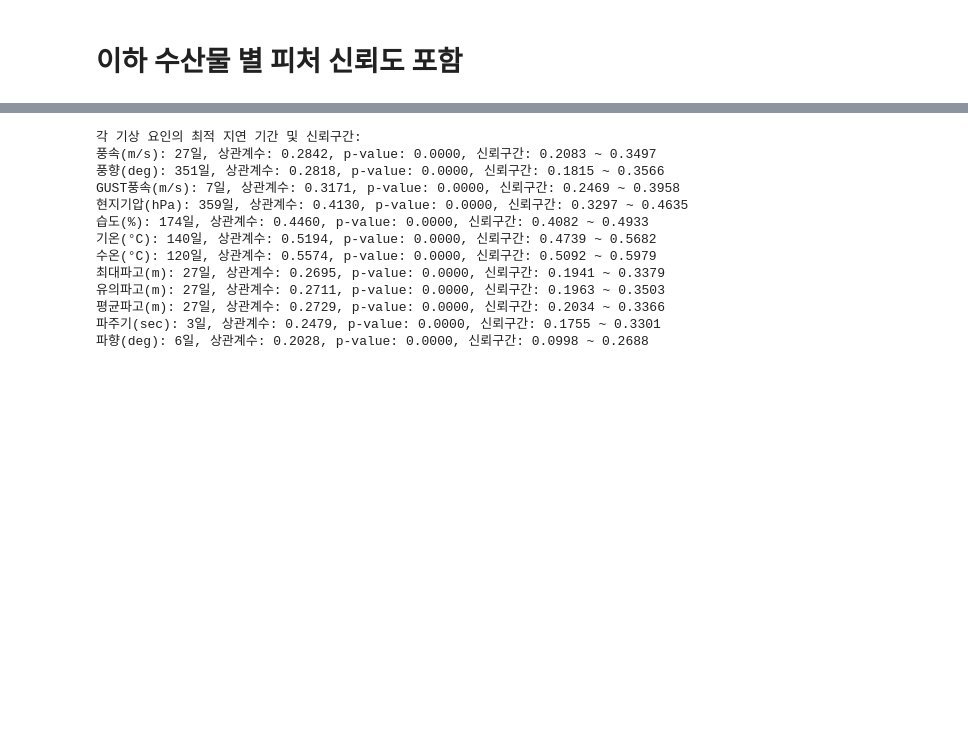
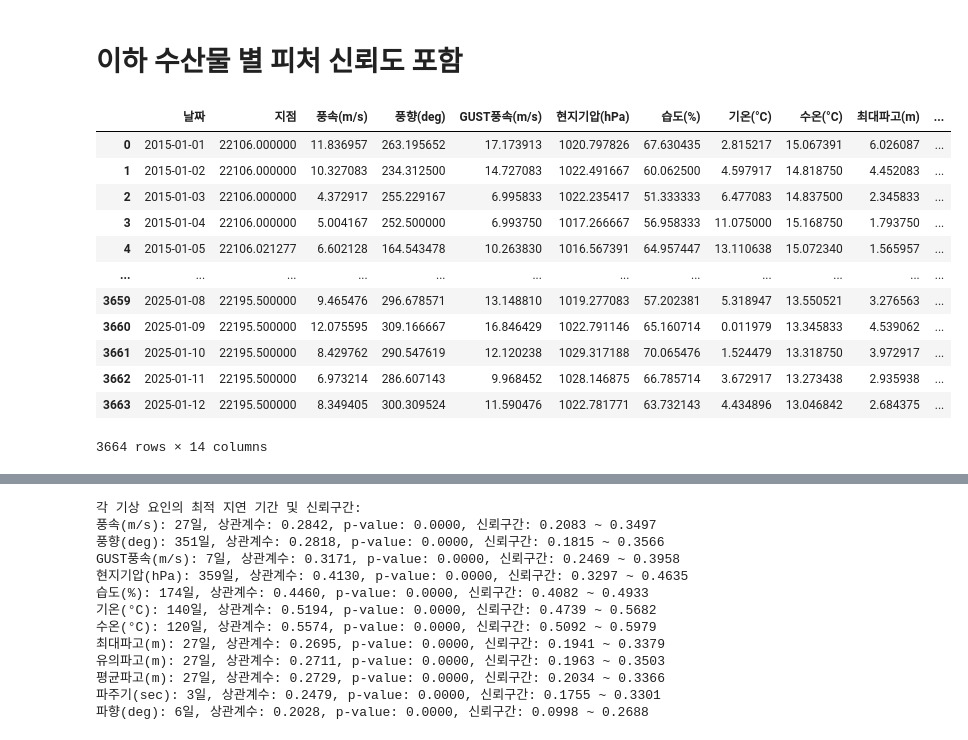
Before and after one commit to vhf1030/Pisces, a Jupyter notebook: notebooks/기상과가격유사도.ipynb, the cells around one changed output, grey strips where cells are left out. Saved outputs shown, nothing was run; the diff lists cells and outputs as text; code cells hidden in the pictures; blank space fills up the shorter version.

Commit message:
forecast_done_0122

```diff
--- a/notebooks/기상과가격유사도.ipynb
+++ b/notebooks/기상과가격유사도.ipynb
@@ -1165,3 +1164,39 @@ Passing `palette` without assigning `hue` is deprecated and will be removed in v
 7       최대파고(m)    0.046261
 # %% [markdown]
 # 이하 수산물 별 피처 신뢰도 포함
+# %%
+# 수산물 가격 데이터 로드
+price_data = pd.read_csv('../data/processed/item_price_lag_filled.csv')
+price_data['priceDate'] = pd.to_datetime(price_data['priceDate'])
+price_data['날짜'] = price_data['priceDate'].dt.date
+price_data = price_data.groupby(['날짜', 'item'])['avgPrice'].mean().reset_index()
+price_data
+
+# 기상 데이터 파일 불러오기
+file_list = glob.glob('../data/raw/forecast_1525/forecast_*.csv')
+df_list = []
+for file in file_list:
+    df = pd.read_csv(file, encoding='euc-kr')
+    df['일시'] = pd.to_datetime(df['일시'])
+    df['날짜'] = df['일시'].dt.date
+    df_list.append(df)
+df_list
+# 모든 데이터를 병합
+# forecast_df = pd.concat(df_list, ignore_index=True)
+# forecast_df
+daily_avg = forecast_df.groupby('날짜').mean(numeric_only=True).reset_index()
+daily_avg
+# %% [output]
+|  | 날짜 | 지점 | 풍속(m/s) | 풍향(deg) | GUST풍속(m/s) | 현지기압(hPa) | 습도(%) | 기온(°C) | 수온(°C) | 최대파고(m) | ... |
+| 0 | 2015-01-01 | 22106.000000 | 11.836957 | 263.195652 | 17.173913 | 1020.797826 | 67.630435 | 2.815217 | 15.067391 | 6.026087 | ... |
+| 1 | 2015-01-02 | 22106.000000 | 10.327083 | 234.312500 | 14.727083 | 1022.491667 | 60.062500 | 4.597917 | 14.818750 | 4.452083 | ... |
+| 2 | 2015-01-03 | 22106.000000 | 4.372917 | 255.229167 | 6.995833 | 1022.235417 | 51.333333 | 6.477083 | 14.837500 | 2.345833 | ... |
+| 3 | 2015-01-04 | 22106.000000 | 5.004167 | 252.500000 | 6.993750 | 1017.266667 | 56.958333 | 11.075000 | 15.168750 | 1.793750 | ... |
+| 4 | 2015-01-05 | 22106.021277 | 6.602128 | 164.543478 | 10.263830 | 1016.567391 | 64.957447 | 13.110638 | 15.072340 | 1.565957 | ... |
+| ... | ... | ... | ... | ... | ... | ... | ... | ... | ... | ... | ... |
+| 3659 | 2025-01-08 | 22195.500000 | 9.465476 | 296.678571 | 13.148810 | 1019.277083 | 57.202381 | 5.318947 | 13.550521 | 3.276563 | ... |
+| 3660 | 2025-01-09 | 22195.500000 | 12.075595 | 309.166667 | 16.846429 | 1022.791146 | 65.160714 | 0.011979 | 13.345833 | 4.539062 | ... |
+| 3661 | 2025-01-10 | 22195.500000 | 8.429762 | 290.547619 | 12.120238 | 1029.317188 | 70.065476 | 1.524479 | 13.318750 | 3.972917 | ... |
+| 3662 | 2025-01-11 | 22195.500000 | 6.973214 | 286.607143 | 9.968452 | 1028.146875 | 66.785714 | 3.672917 | 13.273438 | 2.935938 | ... |
+| 3663 | 2025-01-12 | 22195.500000 | 8.349405 | 300.309524 | 11.590476 | 1022.781771 | 63.732143 | 4.434896 | 13.046842 | 2.684375 | ... |
+3664 rows × 14 columns
```
Also changed, not shown: parts of 8 cells of this notebook, 1 other file.
